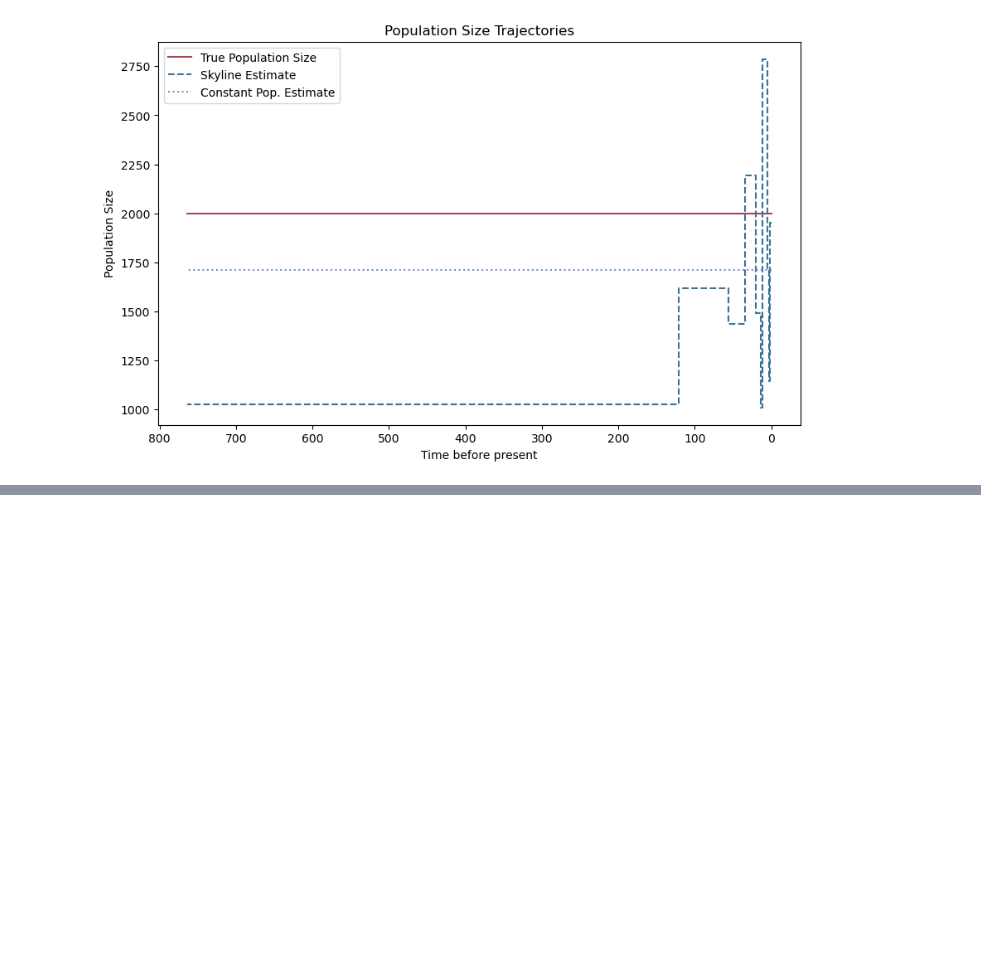
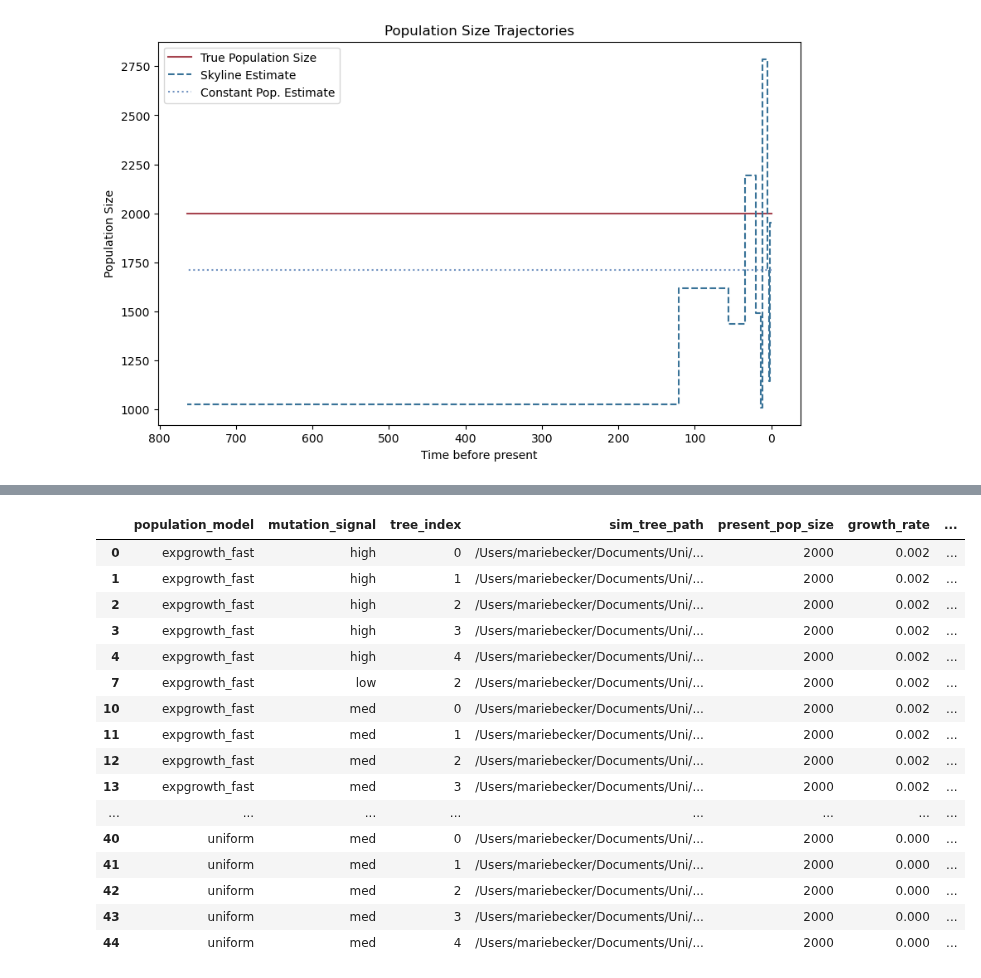
Before and after one commit to marie3003/BESP_paper-analyses, a Jupyter notebook: workflows/evaluate_populationsize.ipynb, the cells around one changed output, grey strips where cells are left out. Drawn from its saved outputs; the diff is of its cells as text; code cells hidden in the pictures; blank space fills up the shorter version.

```diff
--- a/workflows/evaluate_populationsize.ipynb
+++ b/workflows/evaluate_populationsize.ipynb
@@ -241,0 +243,20 @@ TypeError: 'float' object is not subscriptable
+# %%
+df_
+# %% [output]
+|  | population_model | mutation_signal | tree_index | sim_tree_path | present_pop_size | growth_rate | ... |
+| 0 | expgrowth_fast | high | 0 | /Users/mariebecker/Documents/Uni/... | 2000 | 0.002 | ... |
+| 1 | expgrowth_fast | high | 1 | /Users/mariebecker/Documents/Uni/... | 2000 | 0.002 | ... |
+| 2 | expgrowth_fast | high | 2 | /Users/mariebecker/Documents/Uni/... | 2000 | 0.002 | ... |
+| 3 | expgrowth_fast | high | 3 | /Users/mariebecker/Documents/Uni/... | 2000 | 0.002 | ... |
+| 4 | expgrowth_fast | high | 4 | /Users/mariebecker/Documents/Uni/... | 2000 | 0.002 | ... |
+| 7 | expgrowth_fast | low | 2 | /Users/mariebecker/Documents/Uni/... | 2000 | 0.002 | ... |
+| 10 | expgrowth_fast | med | 0 | /Users/mariebecker/Documents/Uni/... | 2000 | 0.002 | ... |
+| 11 | expgrowth_fast | med | 1 | /Users/mariebecker/Documents/Uni/... | 2000 | 0.002 | ... |
+| 12 | expgrowth_fast | med | 2 | /Users/mariebecker/Documents/Uni/... | 2000 | 0.002 | ... |
+| 13 | expgrowth_fast | med | 3 | /Users/mariebecker/Documents/Uni/... | 2000 | 0.002 | ... |
+| ... | ... | ... | ... | ... | ... | ... | ... |
+| 40 | uniform | med | 0 | /Users/mariebecker/Documents/Uni/... | 2000 | 0.000 | ... |
+| 41 | uniform | med | 1 | /Users/mariebecker/Documents/Uni/... | 2000 | 0.000 | ... |
+| 42 | uniform | med | 2 | /Users/mariebecker/Documents/Uni/... | 2000 | 0.000 | ... |
+| 43 | uniform | med | 3 | /Users/mariebecker/Documents/Uni/... | 2000 | 0.000 | ... |
+| 44 | uniform | med | 4 | /Users/mariebecker/Documents/Uni/... | 2000 | 0.000 | ... |
```
Also changed, not shown: parts of 3 cells of this notebook, 9 other files.
